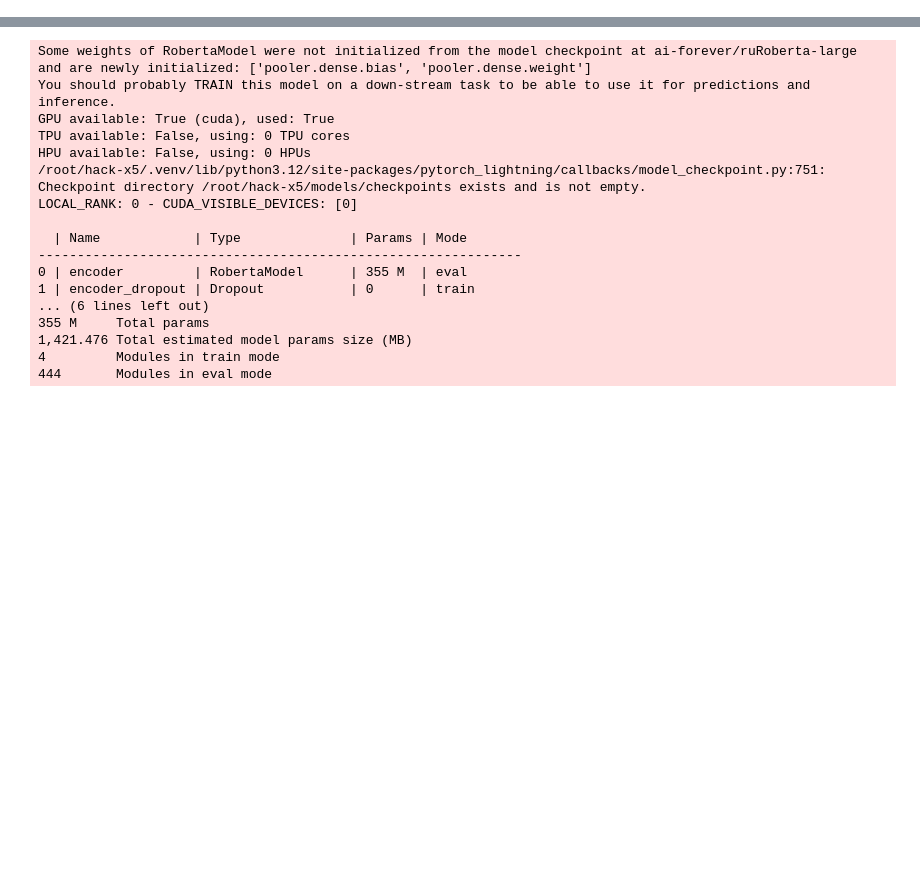
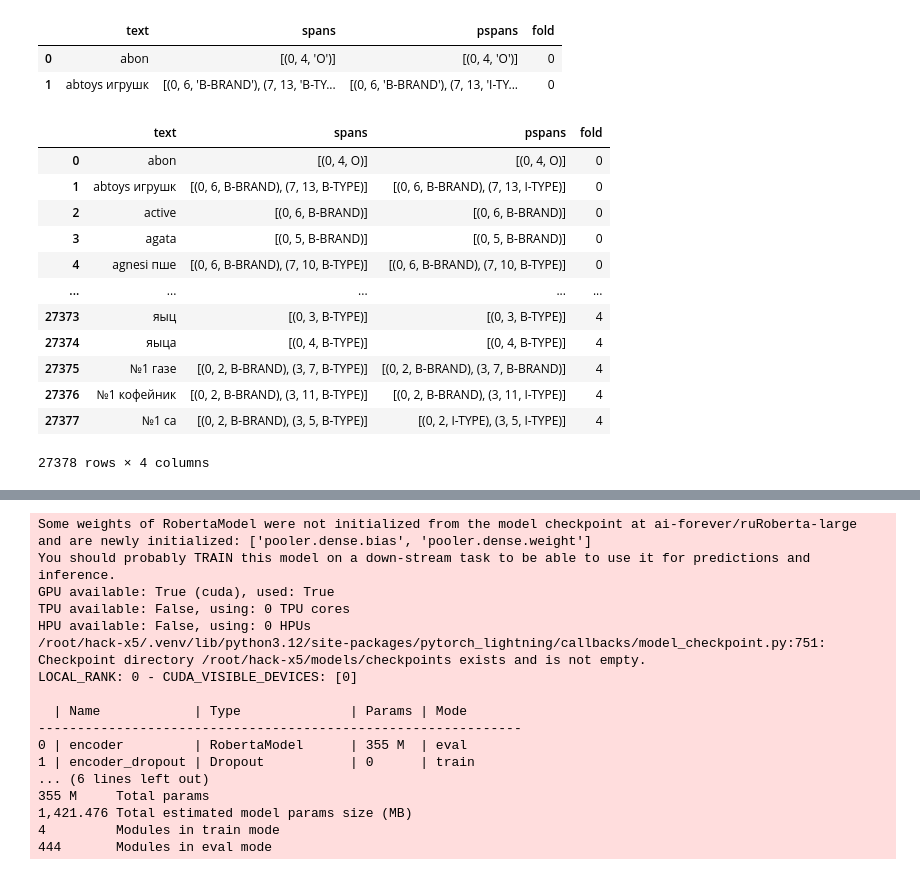
Before and after one commit to GZakala/hack-x5, a Jupyter notebook: research/ner_bert.ipynb, the cells around one changed output, grey strips where cells are left out. Drawn from its saved outputs; the diff is of its cells as text; code cells hidden in the pictures; blank space fills up the shorter version.

Commit message:
Change data.zip, add CV research

```diff
--- a/research/ner_bert.ipynb
+++ b/research/ner_bert.ipynb
@@ -305,16 +389,11 @@ def run_kfold_crossval(
 # %%
-# model_name = "cointegrated/rubert-tiny2"
-model_name = 'DeepPavlov/rubert-base-cased'
-# model_name = 'xlm-roberta-base'
-
-tokenizer = AutoTokenizer.from_pretrained(model_name)
-full_dataset = NERDataset(df["text"].tolist(), df["spans"].tolist(), tokenizer, label2id, MAX_LEN)
-run_kfold_crossval(
-    full_dataset,
-    model_name,
+results, validate_rows = run_kfold_crossval(
+    df,
+    model_name=model_name,
     num_labels=len(id2label),
     label2id=label2id,
     id2label=id2label,
+    k=5,
     max_epochs=10,
 )
 # %% [output]
@@ -322,0 +452,27 @@ If this is a private repository, make sure to pass a token having permission to
+# %%
+pred_val_df = pd.DataFrame(validate_rows, columns=['text', 'spans', 'pspans', 'fold'])
+pred_val_df['spans'] = pred_val_df['spans'].apply(lambda x: str(x))
+pred_val_df['pspans'] = pred_val_df['pspans'].apply(lambda x: str(x))
+pred_val_df.to_csv('../data/pred_val_spans.csv', sep=';', index=False)
+pred_val_df.head(2)
+# %% [output]
+|  | text | spans | pspans | fold |
+| 0 | abon | [(0, 4, 'O')] | [(0, 4, 'O')] | 0 |
+| 1 | abtoys игрушк | [(0, 6, 'B-BRAND'), (7, 13, 'B-TY... | [(0, 6, 'B-BRAND'), (7, 13, 'I-TY... | 0 |
+# %%
+pred_val_df = pd.DataFrame(validate_rows, columns=['text', 'spans', 'pspans', 'fold'])
+pred_val_df
+# %% [output]
+|  | text | spans | pspans | fold |
+| 0 | abon | [(0, 4, O)] | [(0, 4, O)] | 0 |
+| 1 | abtoys игрушк | [(0, 6, B-BRAND), (7, 13, B-TYPE)] | [(0, 6, B-BRAND), (7, 13, I-TYPE)] | 0 |
+| 2 | active | [(0, 6, B-BRAND)] | [(0, 6, B-BRAND)] | 0 |
+| 3 | agata | [(0, 5, B-BRAND)] | [(0, 5, B-BRAND)] | 0 |
+| 4 | agnesi пше | [(0, 6, B-BRAND), (7, 10, B-TYPE)] | [(0, 6, B-BRAND), (7, 10, B-TYPE)] | 0 |
+| ... | ... | ... | ... | ... |
+| 27373 | яыц | [(0, 3, B-TYPE)] | [(0, 3, B-TYPE)] | 4 |
+| 27374 | яыца | [(0, 4, B-TYPE)] | [(0, 4, B-TYPE)] | 4 |
+| 27375 | №1 газе | [(0, 2, B-BRAND), (3, 7, B-TYPE)] | [(0, 2, B-BRAND), (3, 7, B-BRAND)] | 4 |
+| 27376 | №1 кофейник | [(0, 2, B-BRAND), (3, 11, B-TYPE)] | [(0, 2, B-BRAND), (3, 11, I-TYPE)] | 4 |
+| 27377 | №1 са | [(0, 2, B-BRAND), (3, 5, B-TYPE)] | [(0, 2, I-TYPE), (3, 5, I-TYPE)] | 4 |
+27378 rows × 4 columns
```
Also changed, not shown: parts of 6 cells of this notebook, 1 other file.
